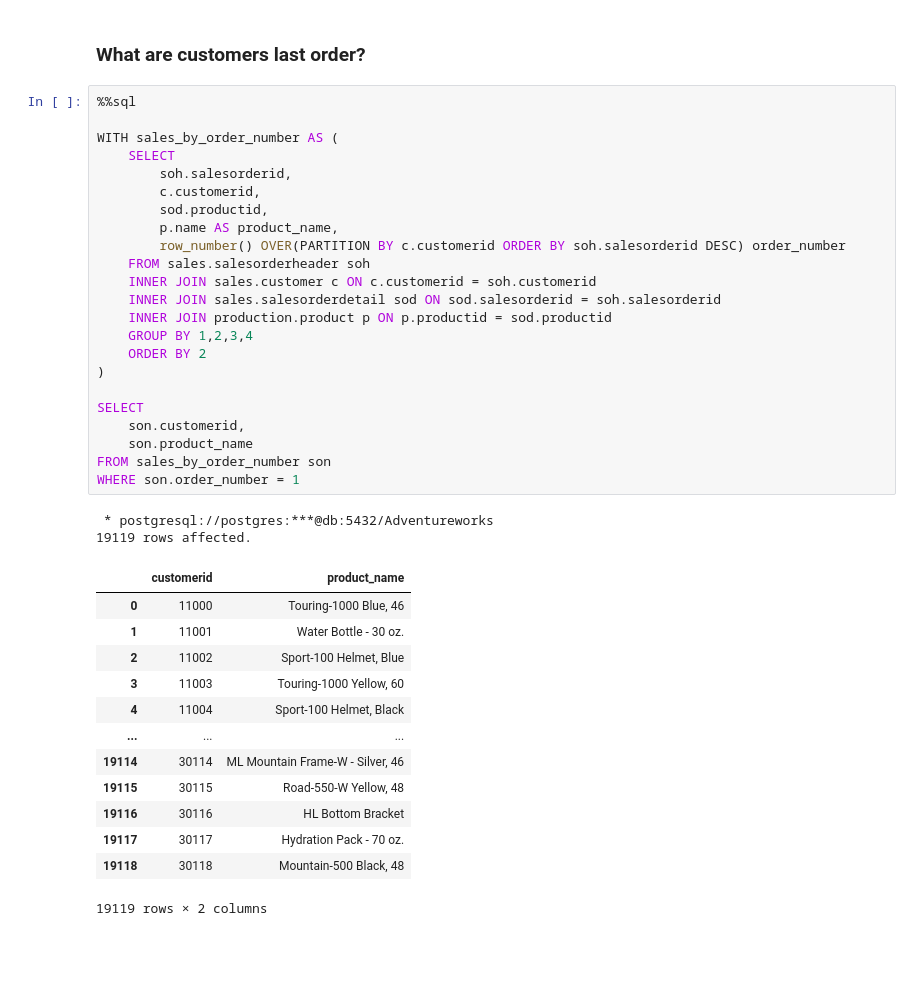
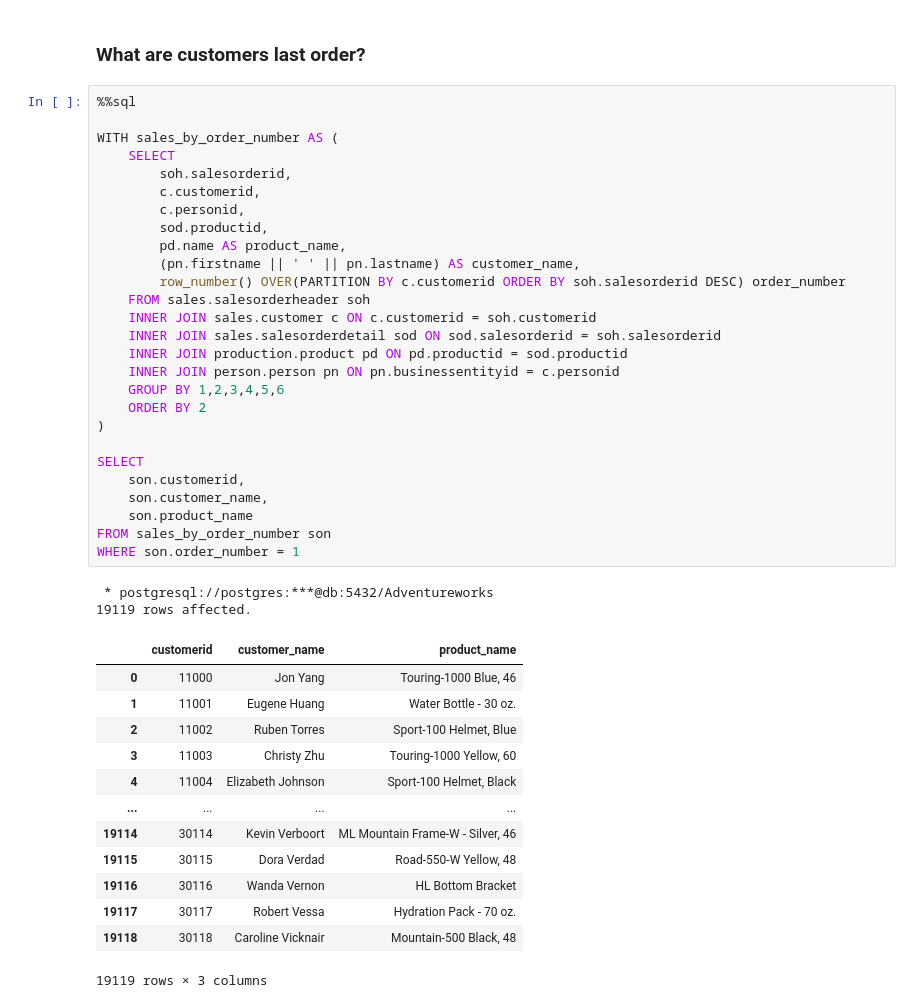
Before and after one commit to nikolaevtomov/adventureworks, a Jupyter notebook: notebook/3.sales.ipynb, the cells around one changed output. Saved outputs shown, nothing was run; the diff lists cells and outputs as text; blank space fills up the shorter version.

```diff
--- a/notebook/3.sales.ipynb
+++ b/notebook/3.sales.ipynb
@@ -207,39 +218,43 @@ LIMIT 10
 # %%
 %%sql
 
 WITH sales_by_order_number AS (
     SELECT
         soh.salesorderid,
         c.customerid,
+        c.personid,
         sod.productid,
-        p.name AS product_name,
+        pd.name AS product_name,
+        (pn.firstname || ' ' || pn.lastname) AS customer_name,
         row_number() OVER(PARTITION BY c.customerid ORDER BY soh.salesorderid DESC) order_number
     FROM sales.salesorderheader soh
     INNER JOIN sales.customer c ON c.customerid = soh.customerid
     INNER JOIN sales.salesorderdetail sod ON sod.salesorderid = soh.salesorderid
-    INNER JOIN production.product p ON p.productid = sod.productid
-    GROUP BY 1,2,3,4
+    INNER JOIN production.product pd ON pd.productid = sod.productid
+    INNER JOIN person.person pn ON pn.businessentityid = c.personid
+    GROUP BY 1,2,3,4,5,6
     ORDER BY 2
 )
 
 SELECT
     son.customerid,
+    son.customer_name,
     son.product_name
 FROM sales_by_order_number son
 WHERE son.order_number = 1
 # %% [output]
  * postgresql://postgres:***@db:5432/Adventureworks
 19119 rows affected.
-|  | customerid | product_name |
-| 0 | 11000 | Touring-1000 Blue, 46 |
-| 1 | 11001 | Water Bottle - 30 oz. |
-| 2 | 11002 | Sport-100 Helmet, Blue |
-| 3 | 11003 | Touring-1000 Yellow, 60 |
-| 4 | 11004 | Sport-100 Helmet, Black |
-| ... | ... | ... |
-| 19114 | 30114 | ML Mountain Frame-W - Silver, 46 |
-| 19115 | 30115 | Road-550-W Yellow, 48 |
-| 19116 | 30116 | HL Bottom Bracket |
-| 19117 | 30117 | Hydration Pack - 70 oz. |
-| 19118 | 30118 | Mountain-500 Black, 48 |
+|  | customerid | customer_name | product_name |
+| 0 | 11000 | Jon Yang | Touring-1000 Blue, 46 |
+| 1 | 11001 | Eugene Huang | Water Bottle - 30 oz. |
+| 2 | 11002 | Ruben Torres | Sport-100 Helmet, Blue |
+| 3 | 11003 | Christy Zhu | Touring-1000 Yellow, 60 |
+| 4 | 11004 | Elizabeth Johnson | Sport-100 Helmet, Black |
+| ... | ... | ... | ... |
+| 19114 | 30114 | Kevin Verboort | ML Mountain Frame-W - Silver, 46 |
+| 19115 | 30115 | Dora Verdad | Road-550-W Yellow, 48 |
+| 19116 | 30116 | Wanda Vernon | HL Bottom Bracket |
+| 19117 | 30117 | Robert Vessa | Hydration Pack - 70 oz. |
+| 19118 | 30118 | Caroline Vicknair | Mountain-500 Black, 48 |
-19119 rows × 2 columns
+19119 rows × 3 columns
```
Also changed, not shown: parts of 4 cells of this notebook.
